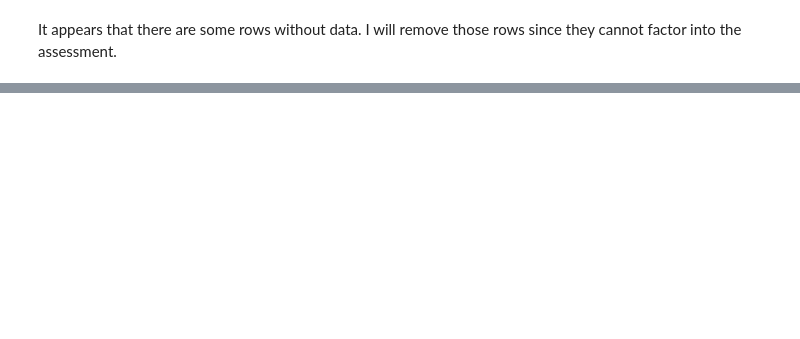
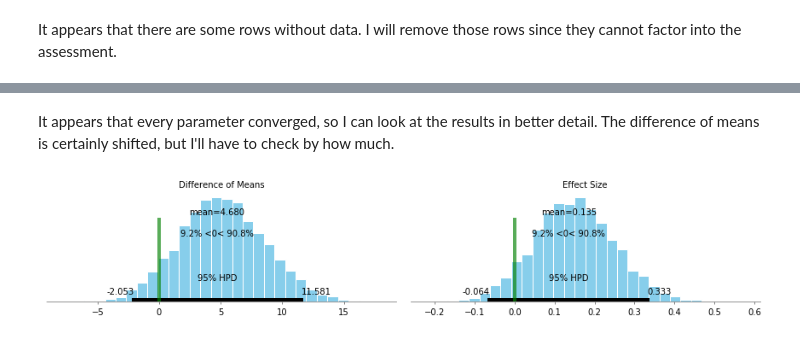
Before and after one commit to Matthew-Daly/dsc-2-final-project-online-ds-sp-000, a Jupyter notebook: Student.ipynb, the cells around one changed output, grey strips where cells are left out. Saved outputs shown, nothing was run; the diff lists cells and outputs as text; code cells hidden in the pictures; blank space fills up the shorter version.

```diff
--- a/Student.ipynb
+++ b/Student.ipynb
@@ -505,0 +534,6 @@ ModuleNotFoundError: No module named 'pymc3'
+# %% [markdown]
+It appears that every parameter converged, so I can look at the results in better detail. The difference of means is certainly shifted, but I'll have to check by how much.
+# %%
+pm.plot_posterior(trace, varnames=['Difference of Means', 'Effect Size'], ref_val=0);
+# %% [output]
+[figure, added]
```
Also changed, not shown: parts of 22 cells of this notebook.
